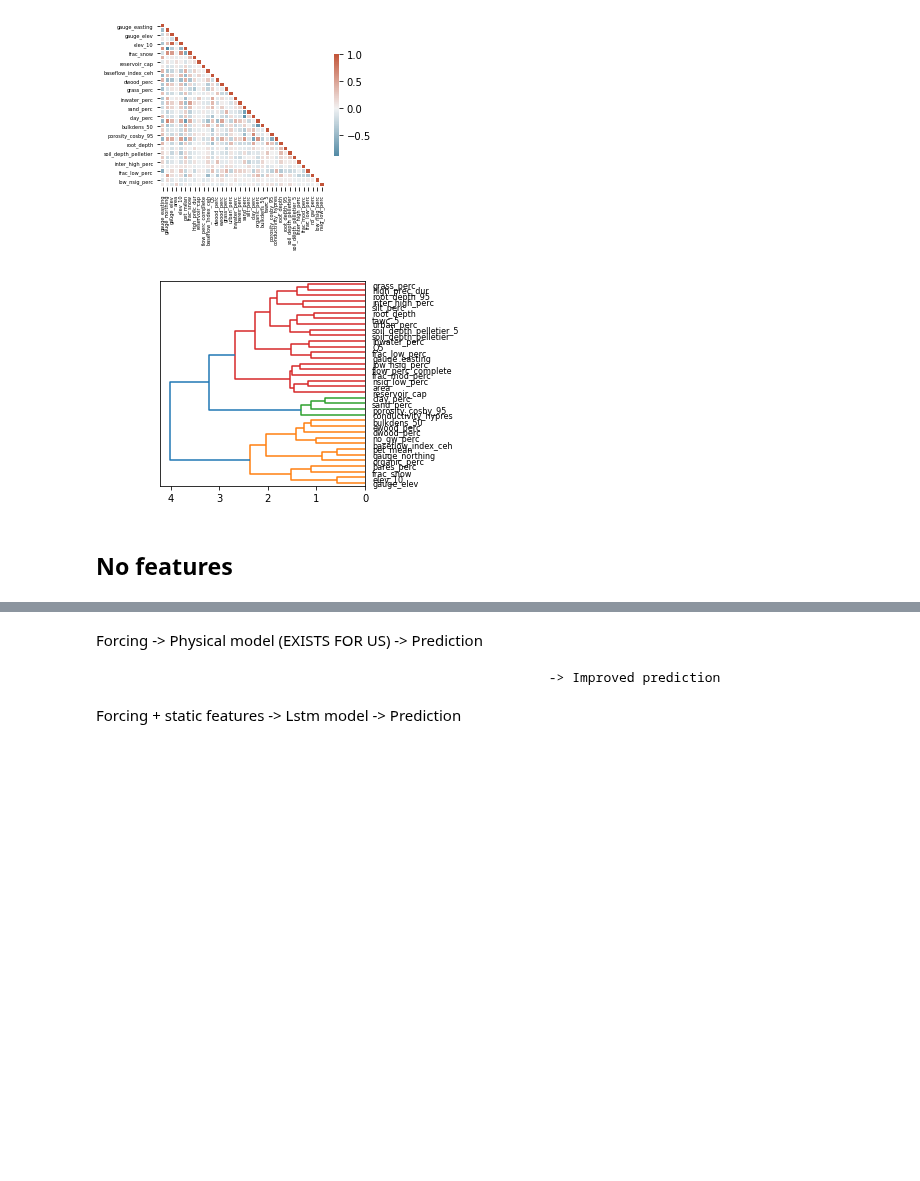
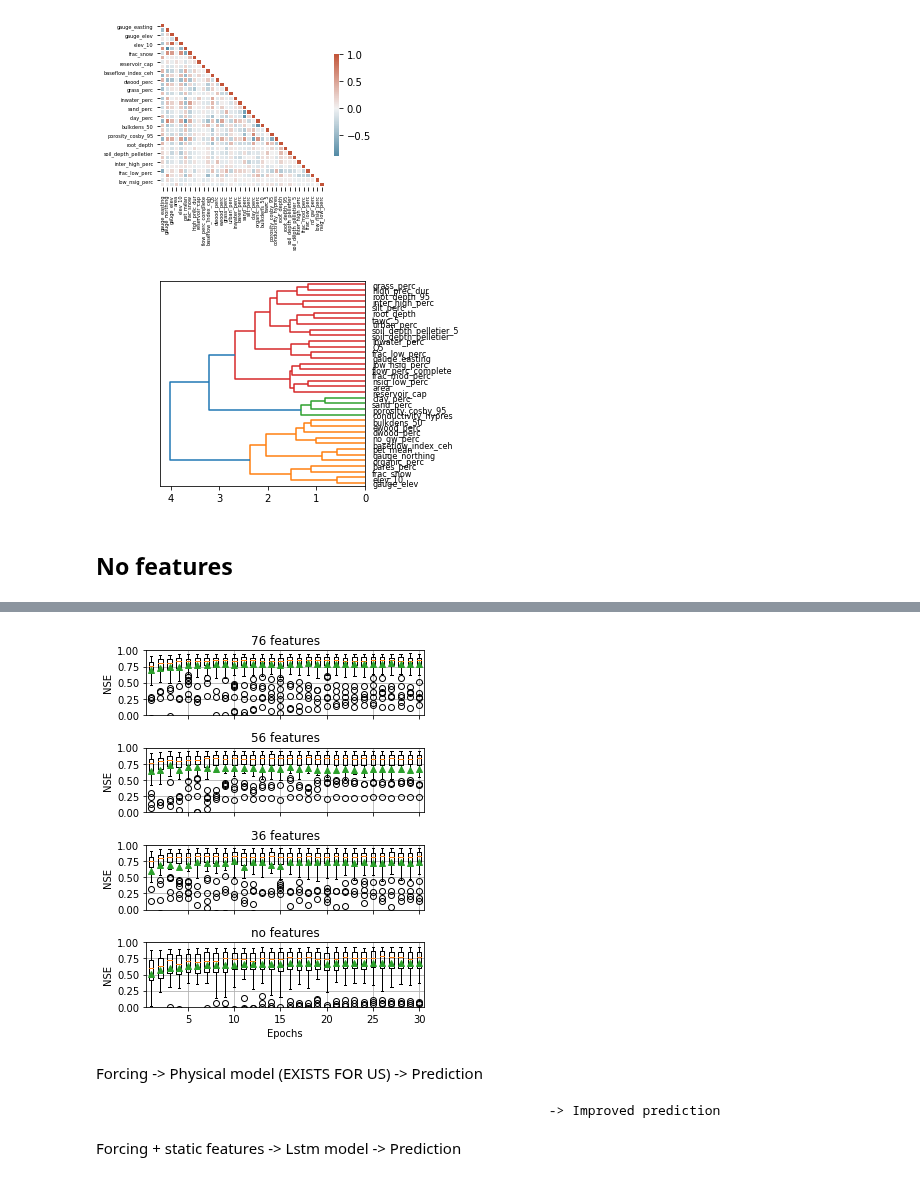
Before and after one commit to bernharl/Master-Thesis, a Jupyter notebook: notebooks/correlation_reduction.ipynb, the cells around one changed output, grey strips where cells are left out. Cells and saved outputs as stored; diff of their text form; code cells hidden in the pictures; blank space fills up the shorter version.

```diff
--- a/notebooks/correlation_reduction.ipynb
+++ b/notebooks/correlation_reduction.ipynb
@@ -310,3 +316,7 @@ print(np.median(results, axis=0))
+# %%
+fig_runs_boxplots
+# %% [output]
+[figure, added]
 # %% [markdown]
 Forcing -> Physical model  (EXISTS FOR US)  -> Prediction
 
```
Also changed, not shown: parts of 10 cells of this notebook, 6 other files.
